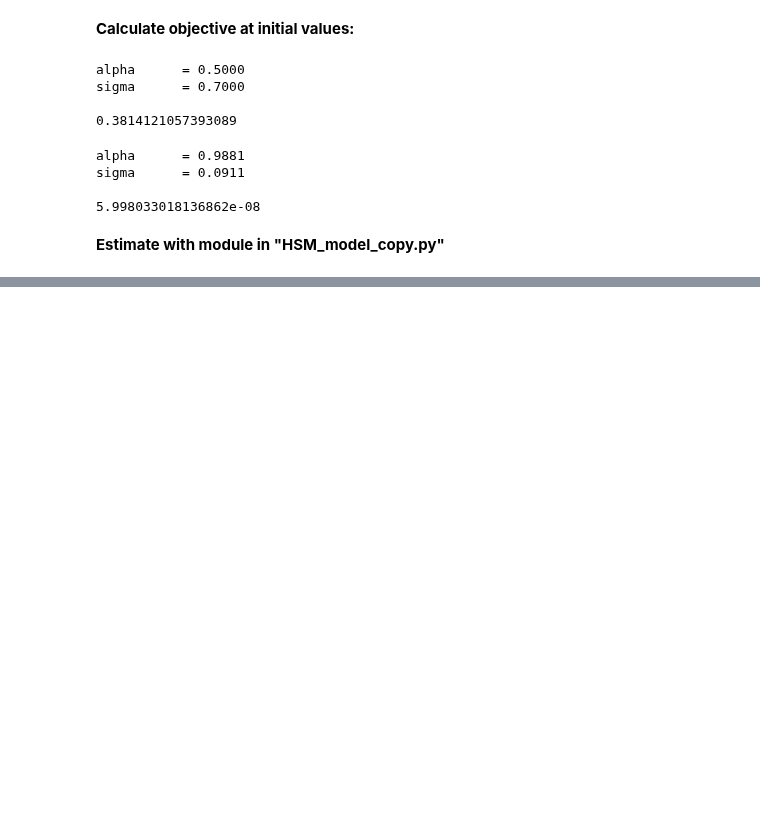
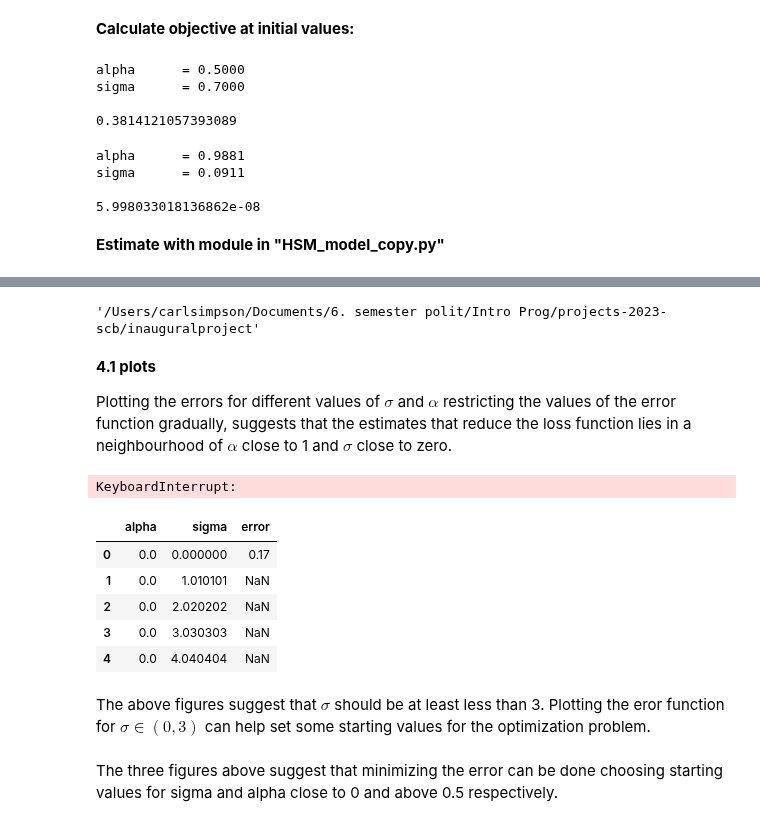
Before and after one commit to NumEconCopenhagen/projects-2023-scb, a Jupyter notebook: inauguralproject/Q3.ipynb, the cells around one changed output, grey strips where cells are left out. Drawn from its saved outputs; the diff is of its cells as text; code cells hidden in the pictures; blank space fills up the shorter version.

```diff
--- a/inauguralproject/Q3.ipynb
+++ b/inauguralproject/Q3.ipynb
@@ -407,0 +411,42 @@ print(error)
+# %%
+# required packages, modules and functions for quesiton 4:
+%load_ext autoreload
+%autoreload 2
+from HSM_model_copy import HouseholdSpecializationModelClass
+import numpy as np
+import pandas as pd
+from tqdm import tqdm
+%matplotlib inline
+%matplotlib qt
+from matplotlib import pyplot as plt
+from scipy import optimize
+from scipy.interpolate import griddata
+import os
+os.getcwd()
+# %% [output]
+'/Users/carlsimpson/Documents/6. semester polit/Intro Prog/projects-2023-scb/inauguralproject'
+# %% [markdown]
+**4.1 plots**
+
+Plotting the errors for different values of $\sigma$ and $\alpha$ restricting the values of the error function gradually, suggests that the estimates that reduce the loss function lies in a neighbourhood of $\alpha$ close to 1 and $\sigma$ close to zero.
+# %%
+model = HouseholdSpecializationModelClass()
+results = {}
+for i in ['alpha', 'sigma', 'error']:
+      results[i] = []
+
+for model.par.alpha in tqdm(np.linspace(0,1, 100)):
+    for model.par.sigma in np.linspace(0, 100, 100):
+            sol = model.solve_wF_vec()
+            model.run_regression()
+            #beta0hat = model.sol.beta0
+            #beta1hat = model.sol.beta1
+            error = model.error_function()
+            results['alpha'].append(model.par.alpha)
+            results['sigma'].append(model.par.sigma)
+            results['error'].append(error)
+
+model.par.alpha = 0.5
+model.par.sigma = 1
+# %% [output]
+KeyboardInterrupt:
@@ -407,0 +457,10 @@ print(error)
+# %%
+results = pd.read_pickle(os.path.join('output_from_loops','resultsbigloop.pkl'))
+results.head()
+# %% [output]
+|  | alpha | sigma | error |
+| 0 | 0.0 | 0.000000 | 0.17 |
+| 1 | 0.0 | 1.010101 | NaN |
+| 2 | 0.0 | 2.020202 | NaN |
+| 3 | 0.0 | 3.030303 | NaN |
+| 4 | 0.0 | 4.040404 | NaN |
@@ -407,0 +485,2 @@ print(error)
+# %% [markdown]
+The above figures suggest that $\sigma$ should be at least less than 3. Plotting the eror function for $\sigma \in (0,3)$ can help set some starting values for the optimization problem.
@@ -407,0 +526,2 @@ print(error)
+# %% [markdown]
+The three figures above suggest that minimizing the error can be done choosing starting values for sigma and alpha close to 0 and above 0.5 respectively.
```
Also changed, not shown: parts of 34 cells of this notebook, 3 other files.
